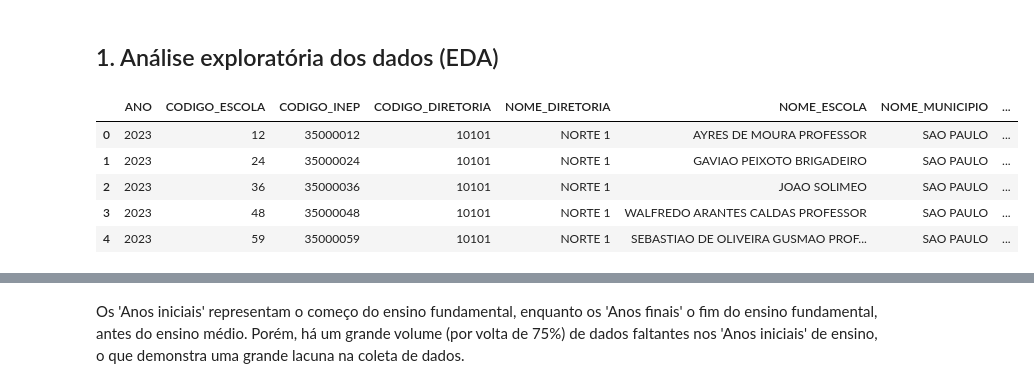
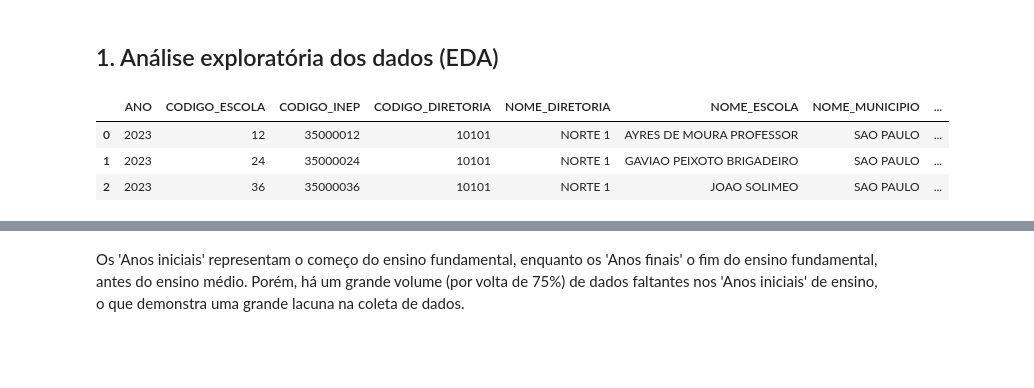
Before and after one commit to jardielsousar-cloud/Desempenho_escolas_publicas_Sao_Paulo, a Jupyter notebook: escolas.ipynb, the cells around one changed output, grey strips where cells are left out. Saved outputs shown, nothing was run; the diff lists cells and outputs as text; code cells hidden in the pictures; blank space fills up the shorter version.

```diff
--- a/escolas.ipynb
+++ b/escolas.ipynb
@@ -19,14 +19,12 @@ df_final = pd.concat([df_1, df_2])
 # %% [markdown]
 ## 1. Análise exploratória dos dados (EDA)
 # %%
-df_final.head()
+df_final.head(3)
 # %% [output]
 |  | ANO | CODIGO_ESCOLA | CODIGO_INEP | CODIGO_DIRETORIA | NOME_DIRETORIA | NOME_ESCOLA | NOME_MUNICIPIO | ... |
 | 0 | 2023 | 12 | 35000012 | 10101 | NORTE 1 | AYRES DE MOURA PROFESSOR | SAO PAULO | ... |
 | 1 | 2023 | 24 | 35000024 | 10101 | NORTE 1 | GAVIAO PEIXOTO BRIGADEIRO | SAO PAULO | ... |
 | 2 | 2023 | 36 | 35000036 | 10101 | NORTE 1 | JOAO SOLIMEO | SAO PAULO | ... |
-| 3 | 2023 | 48 | 35000048 | 10101 | NORTE 1 | WALFREDO ARANTES CALDAS PROFESSOR | SAO PAULO | ... |
-| 4 | 2023 | 59 | 35000059 | 10101 | NORTE 1 | SEBASTIAO DE OLIVEIRA GUSMAO PROF... | SAO PAULO | ... |
 # %%
 print ('### Informações gerais do DataSet:\n')
 df_final.info()
```
Also changed, not shown: parts of 17 cells of this notebook.
